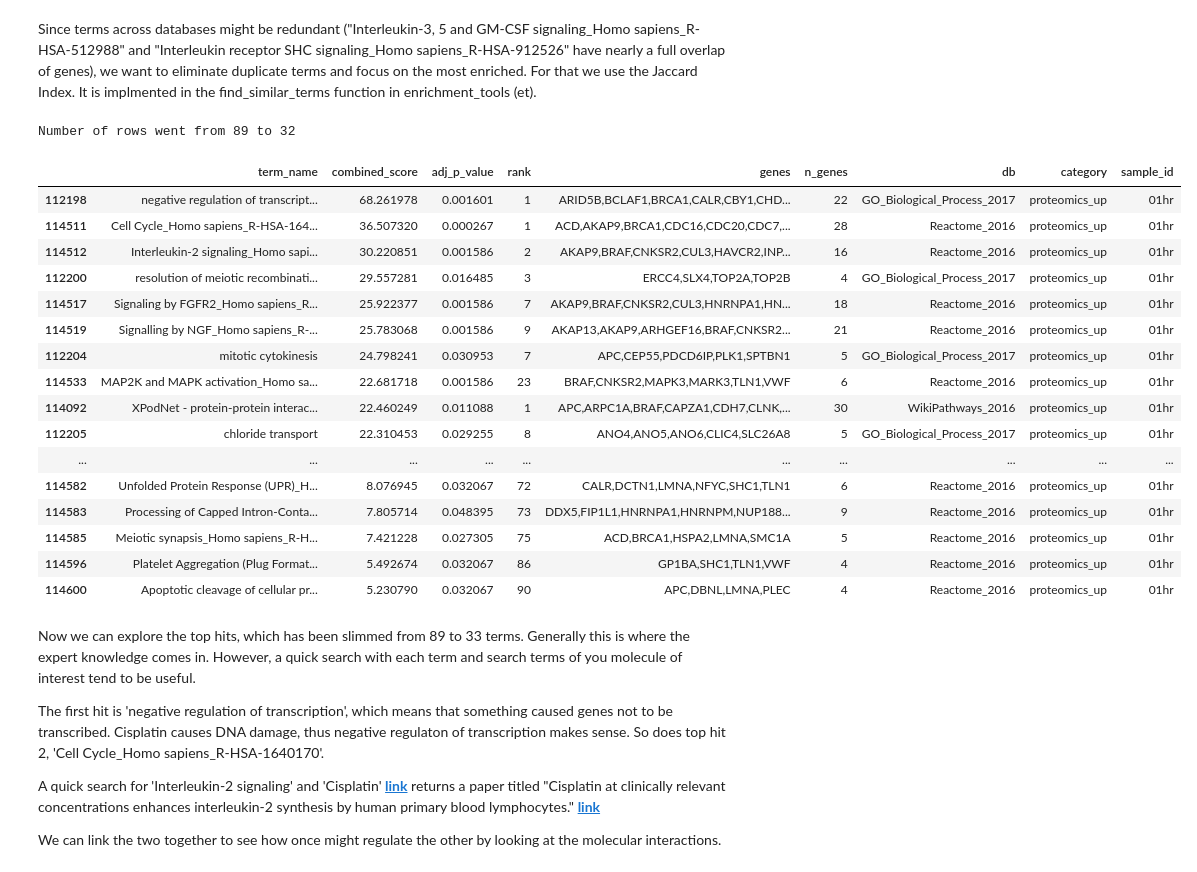
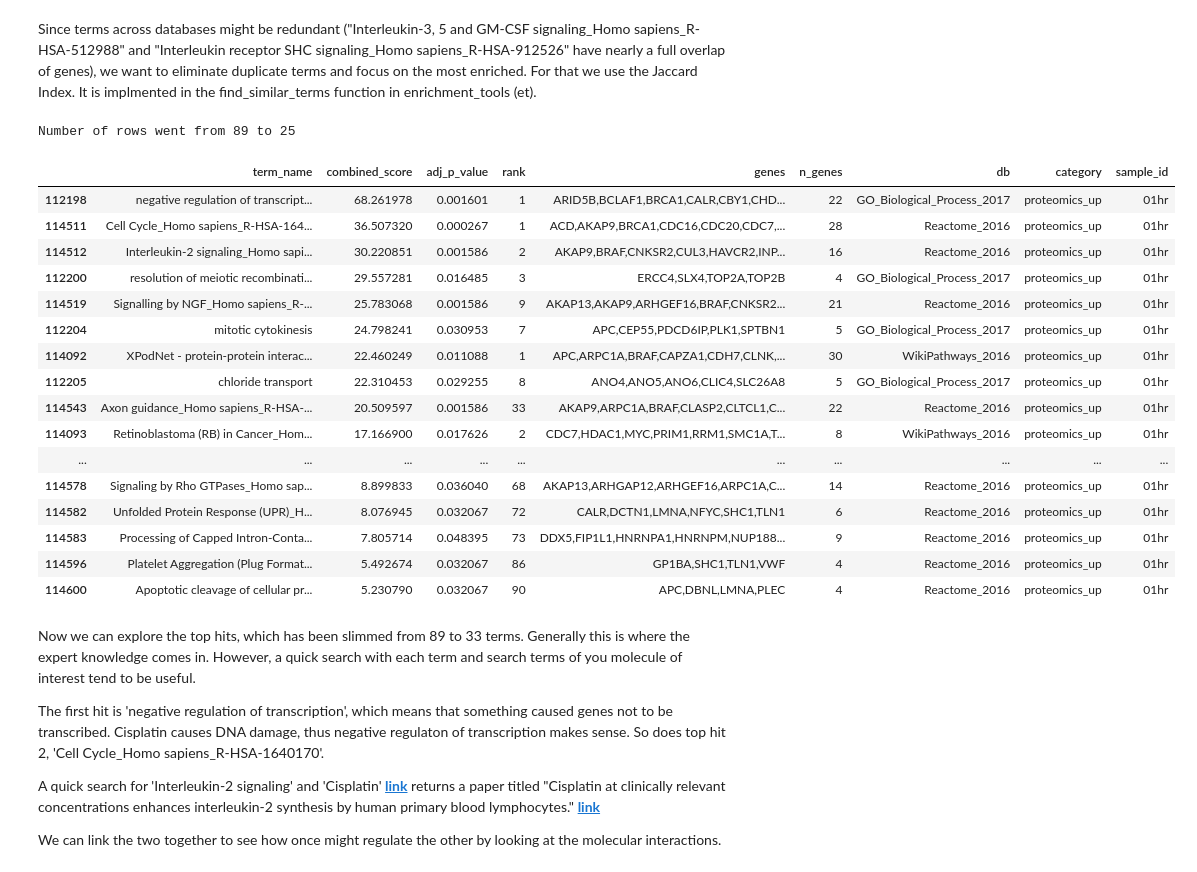
Before and after one commit to LoLab-MSM/MAGINE, a Jupyter notebook: examples/cisplatin/workflow_example.ipynb, the cells around one changed output. Saved outputs shown, nothing was run; the diff lists cells and outputs as text; code cells hidden in the pictures.

```diff
--- a/examples/cisplatin/workflow_example.ipynb
+++ b/examples/cisplatin/workflow_example.ipynb
@@ -83,25 +70,25 @@ display(time_1_hour_prot)
 # %% [markdown]
 Since terms across databases might be redundant ("Interleukin-3, 5 and GM-CSF signaling_Homo sapiens_R-HSA-512988" and "Interleukin receptor SHC signaling_Homo sapiens_R-HSA-912526" have nearly a full overlap of genes), we want to eliminate duplicate terms and focus on the most enriched. For that we use the Jaccard Index. It is implmented in the find_similar_terms function in enrichment_tools (et).
 # %%
-filtered = et.find_similar_terms(time_1_hour_prot)
-display(filtered)
+filtered_1hr = et.find_similar_terms(time_1_hour_prot, threshold=.7)
+display(filtered_1hr)
 # %% [output]
-Number of rows went from 89 to 32
+Number of rows went from 89 to 25
 |  | term_name | combined_score | adj_p_value | rank | genes | n_genes | db | category | sample_id |
 | 112198 | negative regulation of transcript... | 68.261978 | 0.001601 | 1 | ARID5B,BCLAF1,BRCA1,CALR,CBY1,CHD... | 22 | GO_Biological_Process_2017 | proteomics_up | 01hr |
 | 114511 | Cell Cycle_Homo sapiens_R-HSA-164... | 36.507320 | 0.000267 | 1 | ACD,AKAP9,BRCA1,CDC16,CDC20,CDC7,... | 28 | Reactome_2016 | proteomics_up | 01hr |
 | 114512 | Interleukin-2 signaling_Homo sapi... | 30.220851 | 0.001586 | 2 | AKAP9,BRAF,CNKSR2,CUL3,HAVCR2,INP... | 16 | Reactome_2016 | proteomics_up | 01hr |
 | 112200 | resolution of meiotic recombinati... | 29.557281 | 0.016485 | 3 | ERCC4,SLX4,TOP2A,TOP2B | 4 | GO_Biological_Process_2017 | proteomics_up | 01hr |
-| 114517 | Signaling by FGFR2_Homo sapiens_R... | 25.922377 | 0.001586 | 7 | AKAP9,BRAF,CNKSR2,CUL3,HNRNPA1,HN... | 18 | Reactome_2016 | proteomics_up | 01hr |
 | 114519 | Signalling by NGF_Homo sapiens_R-... | 25.783068 | 0.001586 | 9 | AKAP13,AKAP9,ARHGEF16,BRAF,CNKSR2... | 21 | Reactome_2016 | proteomics_up | 01hr |
 | 112204 | mitotic cytokinesis | 24.798241 | 0.030953 | 7 | APC,CEP55,PDCD6IP,PLK1,SPTBN1 | 5 | GO_Biological_Process_2017 | proteomics_up | 01hr |
-| 114533 | MAP2K and MAPK activation_Homo sa... | 22.681718 | 0.001586 | 23 | BRAF,CNKSR2,MAPK3,MARK3,TLN1,VWF | 6 | Reactome_2016 | proteomics_up | 01hr |
 | 114092 | XPodNet - protein-protein interac... | 22.460249 | 0.011088 | 1 | APC,ARPC1A,BRAF,CAPZA1,CDH7,CLNK,... | 30 | WikiPathways_2016 | proteomics_up | 01hr |
 | 112205 | chloride transport | 22.310453 | 0.029255 | 8 | ANO4,ANO5,ANO6,CLIC4,SLC26A8 | 5 | GO_Biological_Process_2017 | proteomics_up | 01hr |
+| 114543 | Axon guidance_Homo sapiens_R-HSA-... | 20.509597 | 0.001586 | 33 | AKAP9,ARPC1A,BRAF,CLASP2,CLTCL1,C... | 22 | Reactome_2016 | proteomics_up | 01hr |
+| 114093 | Retinoblastoma (RB) in Cancer_Hom... | 17.166900 | 0.017626 | 2 | CDC7,HDAC1,MYC,PRIM1,RRM1,SMC1A,T... | 8 | WikiPathways_2016 | proteomics_up | 01hr |
 | ... | ... | ... | ... | ... | ... | ... | ... | ... | ... |
+| 114578 | Signaling by Rho GTPases_Homo sap... | 8.899833 | 0.036040 | 68 | AKAP13,ARHGAP12,ARHGEF16,ARPC1A,C... | 14 | Reactome_2016 | proteomics_up | 01hr |
 | 114582 | Unfolded Protein Response (UPR)_H... | 8.076945 | 0.032067 | 72 | CALR,DCTN1,LMNA,NFYC,SHC1,TLN1 | 6 | Reactome_2016 | proteomics_up | 01hr |
 | 114583 | Processing of Capped Intron-Conta... | 7.805714 | 0.048395 | 73 | DDX5,FIP1L1,HNRNPA1,HNRNPM,NUP188... | 9 | Reactome_2016 | proteomics_up | 01hr |
-| 114585 | Meiotic synapsis_Homo sapiens_R-H... | 7.421228 | 0.027305 | 75 | ACD,BRCA1,HSPA2,LMNA,SMC1A | 5 | Reactome_2016 | proteomics_up | 01hr |
 | 114596 | Platelet Aggregation (Plug Format... | 5.492674 | 0.032067 | 86 | GP1BA,SHC1,TLN1,VWF | 4 | Reactome_2016 | proteomics_up | 01hr |
 | 114600 | Apoptotic cleavage of cellular pr... | 5.230790 | 0.032067 | 90 | APC,DBNL,LMNA,PLEC | 4 | Reactome_2016 | proteomics_up | 01hr |
 # %% [markdown]
```
Also changed, not shown: parts of 58 cells of this notebook, 11 other files.
